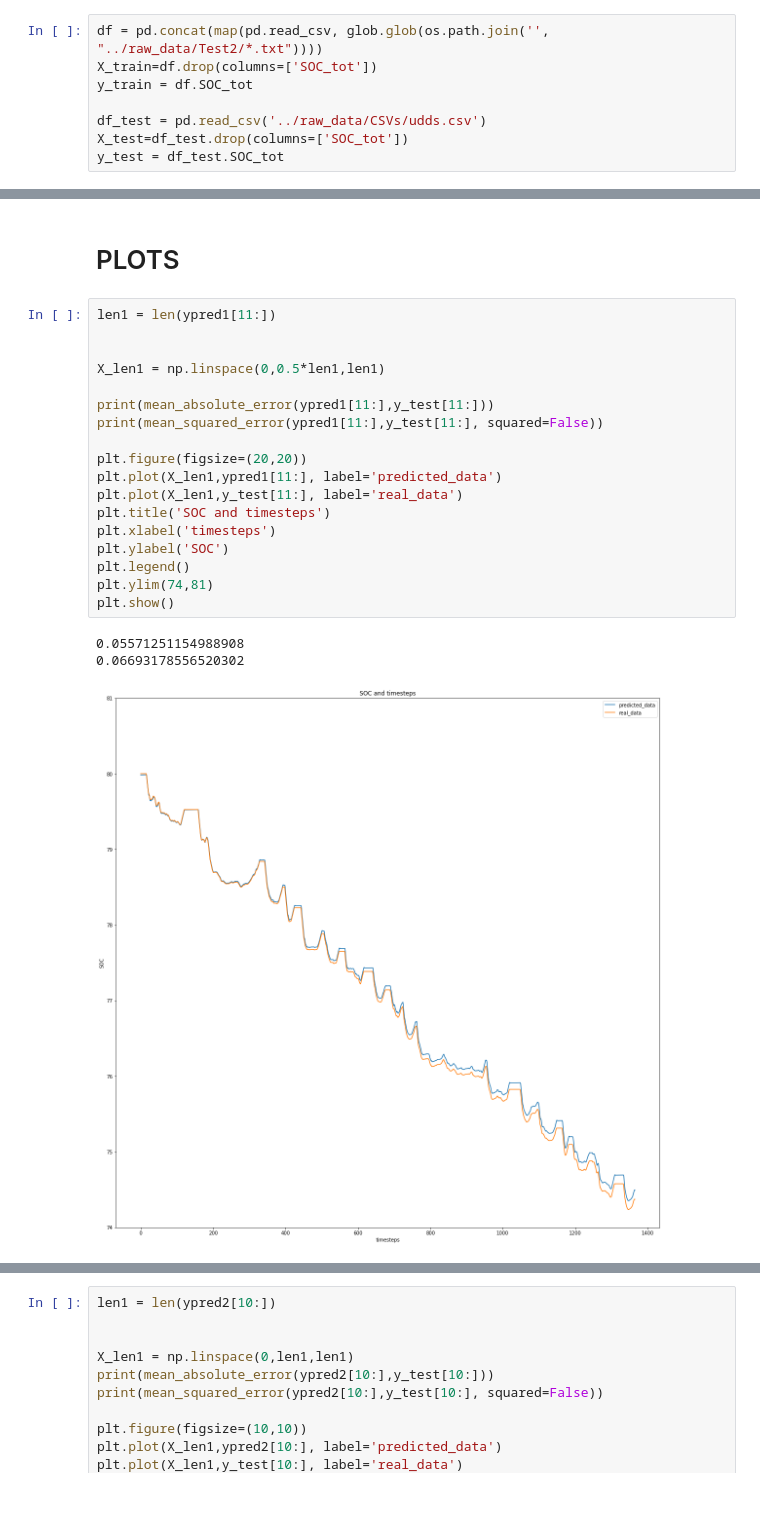
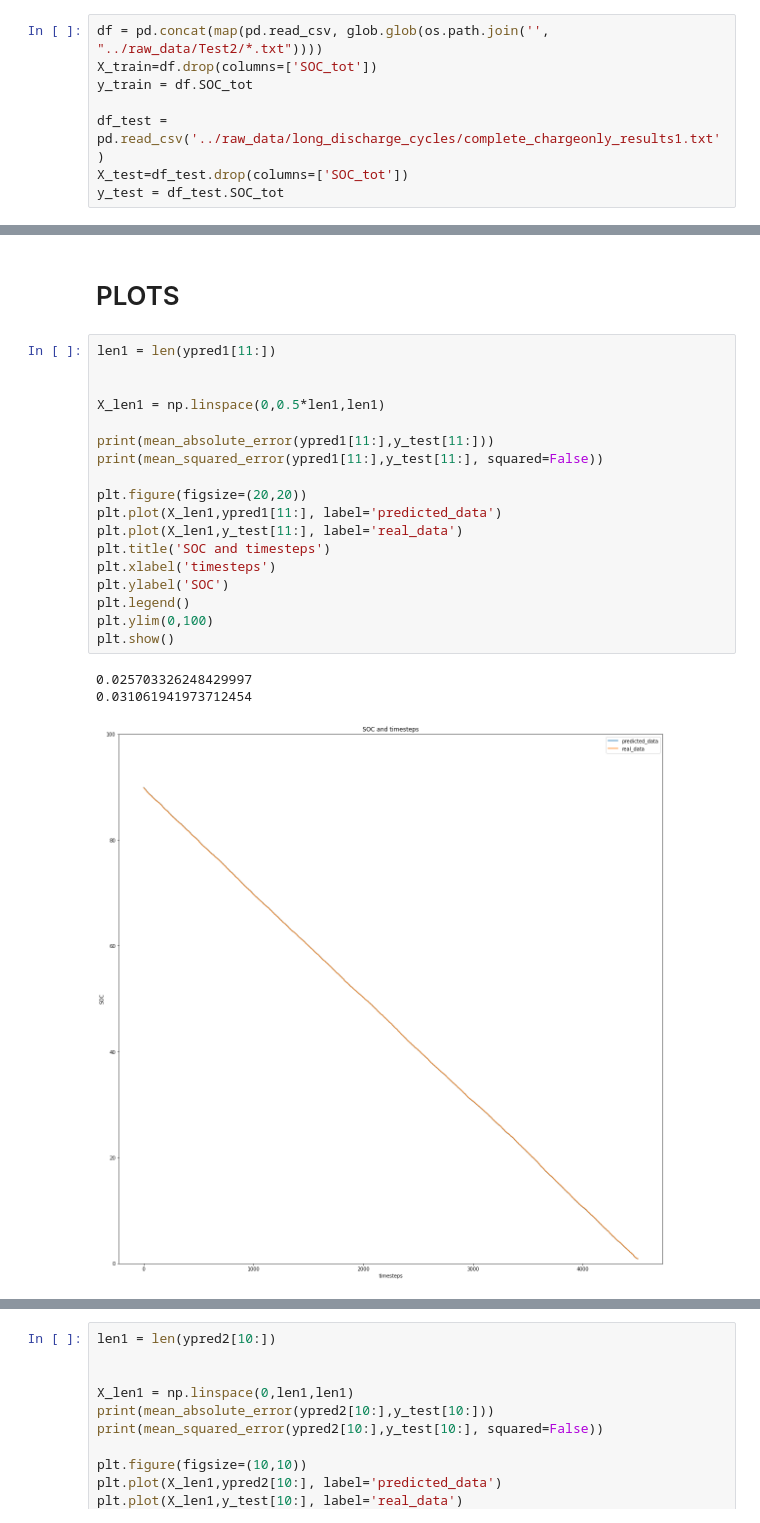
Before and after one commit to pierredm1/4th-Year-Imperial-Thesis, a Jupyter notebook: notebooks/Complete Model Testing Skeleton.ipynb, the cells around one changed output, grey strips where cells are left out. Saved outputs shown, nothing was run; the diff lists cells and outputs as text.

Commit message:
complete cycle

```diff
--- a/notebooks/Complete Model Testing Skeleton.ipynb
+++ b/notebooks/Complete Model Testing Skeleton.ipynb
@@ -48,7 +48,7 @@ df = pd.concat(map(pd.read_csv, glob.glob(os.path.join('', "../raw_data/Test2/*.
 X_train=df.drop(columns=['SOC_tot'])
 y_train = df.SOC_tot
 
-df_test = pd.read_csv('../raw_data/CSVs/udds.csv')
+df_test = pd.read_csv('../raw_data/long_discharge_cycles/complete_chargeonly_results1.txt')
 X_test=df_test.drop(columns=['SOC_tot'])
 y_test = df_test.SOC_tot
 # %% [markdown]
@@ -103,22 +103,22 @@ print(mdl2.score(X_test,y_test, method='mse'))
 # %%
 len1 = len(ypred1[11:])
 
 
 X_len1 = np.linspace(0,0.5*len1,len1)
 
 print(mean_absolute_error(ypred1[11:],y_test[11:]))
 print(mean_squared_error(ypred1[11:],y_test[11:], squared=False))
 
 plt.figure(figsize=(20,20))
 plt.plot(X_len1,ypred1[11:], label='predicted_data')
 plt.plot(X_len1,y_test[11:], label='real_data')
 plt.title('SOC and timesteps')
 plt.xlabel('timesteps')
 plt.ylabel('SOC')
 plt.legend()
-plt.ylim(74,81)
+plt.ylim(0,100)
 plt.show()
 # %% [output]
-0.05571251154988908
-0.06693178556520302
+0.025703326248429997
+0.031061941973712454
-[figure, old version]
+[figure, new version]
```
Also changed, not shown: parts of 20 cells of this notebook, 12 other files.
